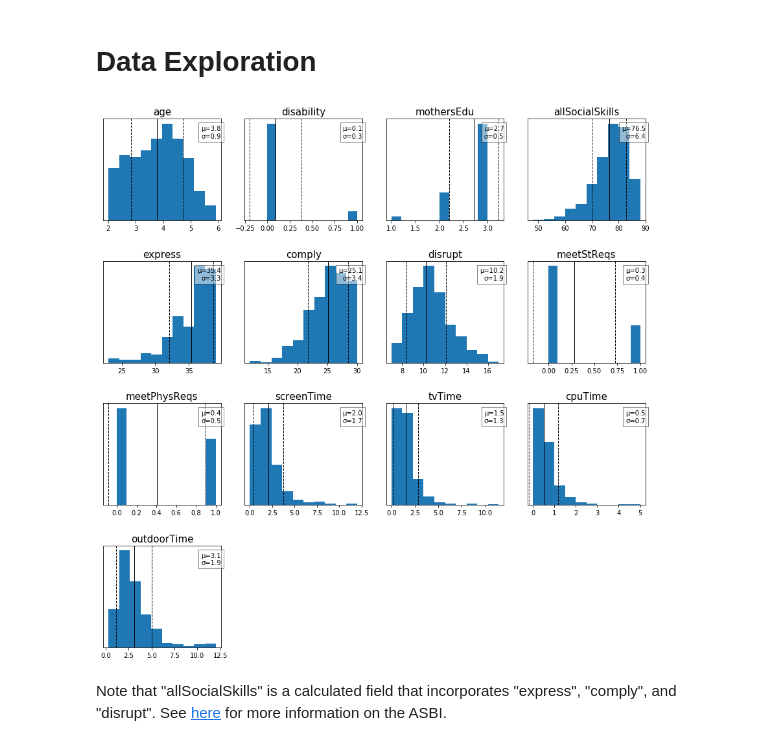
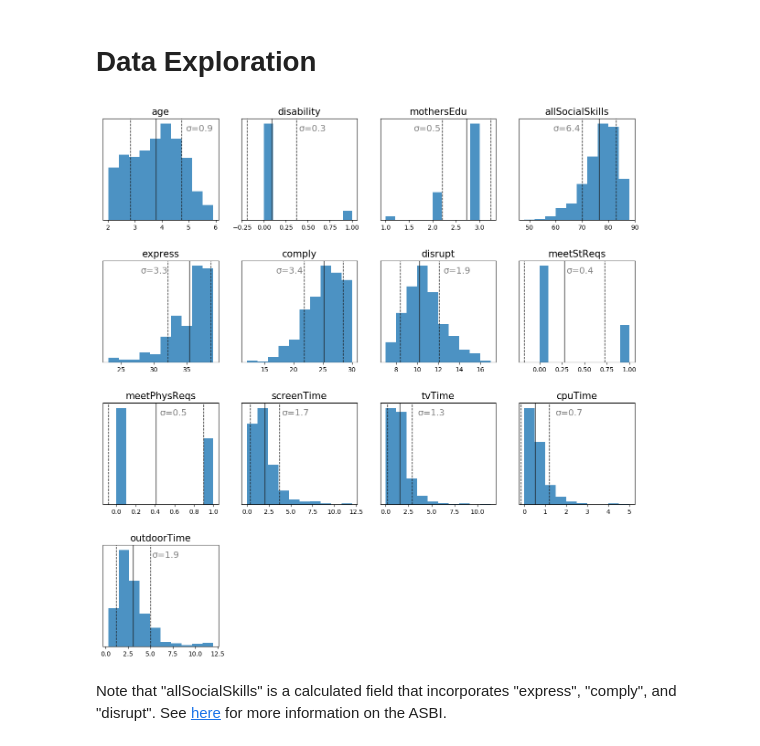
Before and after one commit to conditg/predicting-disruption, a Jupyter notebook: PredictingDisruption.ipynb, the cells around one changed output. Cells and saved outputs as stored; diff of their text form; code cells hidden in the pictures.

```diff
--- a/PredictingDisruption.ipynb
+++ b/PredictingDisruption.ipynb
@@ -8,9 +8,14 @@ from matplotlib import gridspec
 import statsmodels.formula.api as smf
 from scipy.stats import rankdata
 
+from sklearn.metrics import roc_curve, confusion_matrix, auc
 from sklearn import linear_model, neighbors, ensemble
 from sklearn.model_selection import cross_val_score, cross_val_predict, GridSearchCV, train_test_split
 from sklearn.preprocessing import StandardScaler, quantile_transform
+
+import matplotlib as mpl
+mpl.rcParams.update(mpl.rcParamsDefault)
+del mpl
 # %%
 ''' This study investigates potential associations of screen time and outdoor play (as a
 proxy for physical activity) with social skills. Cross sectional data were available for
@@ -50,21 +55,36 @@ df.head()
 # %%
 #Prints the distribution of all the numeric variables
 f = plt.figure(figsize=[15,15])
 for j,x in enumerate(df.columns[2:]):
     ax = f.add_subplot(4,4,j+1)
-    plt.hist(df[x])
+    plt.hist(df[x],alpha=.8)
     plt.axvline(df[x].mean(), color='k', linestyle='solid', linewidth=1)
     plt.axvline(df[x].mean() - df[x].std(), color='k', linestyle='dashed', linewidth=1)
     plt.axvline(df[x].mean() + df[x].std(), color='k', linestyle='dashed', linewidth=1)
     plt.yticks([])
-    title = "μ="+str(round(df[x].mean(),1))+"\nσ="+str(round(df[x].std(),1))
-    plt.text(1,.8,title,horizontalalignment='right',verticalalignment='bottom',
-             transform=ax.transAxes,bbox={'facecolor':'white', 'alpha': .5})
+    title = "σ="+str(round(df[x].std(),1))
+    bboxd = {'facecolor':'white', 'alpha': 0, 'edgecolor':'white'}
+    xdict = {'age':4.9,
+             'disability':.4,
+             'mothersEdu':1.6,
+             'allSocialSkills':59,
+             'express':28,
+             'comply':17,
+             'disrupt':12.5,
+             'meetStReqs':.3,
+             'meetPhysReqs':.45,
+             'screenTime':4,
+             'tvTime':3.5,
+             'cpuTime':1.5,
+             'outdoorTime':5.2
+            }
+    plt.text(xdict[x],np.mean(ax.get_ylim())*1.8,title,horizontalalignment='left',
+                 verticalalignment='center', bbox=bboxd, fontsize=14,color='grey')
     plt.title(x, fontsize=15)
 plt.subplots_adjust(hspace=.4)
 plt.show()
 # %% [output]
-[figure, old version]
+[figure, new version]
 # %% [markdown]
 Note that "allSocialSkills" is a calculated field that incorporates "express", "comply", and "disrupt". See [here](https://journals.sagepub.com/doi/10.1177/073428299201000303) for more information on the ASBI.
 # %%
```
Also changed, not shown: parts of 53 cells of this notebook.
